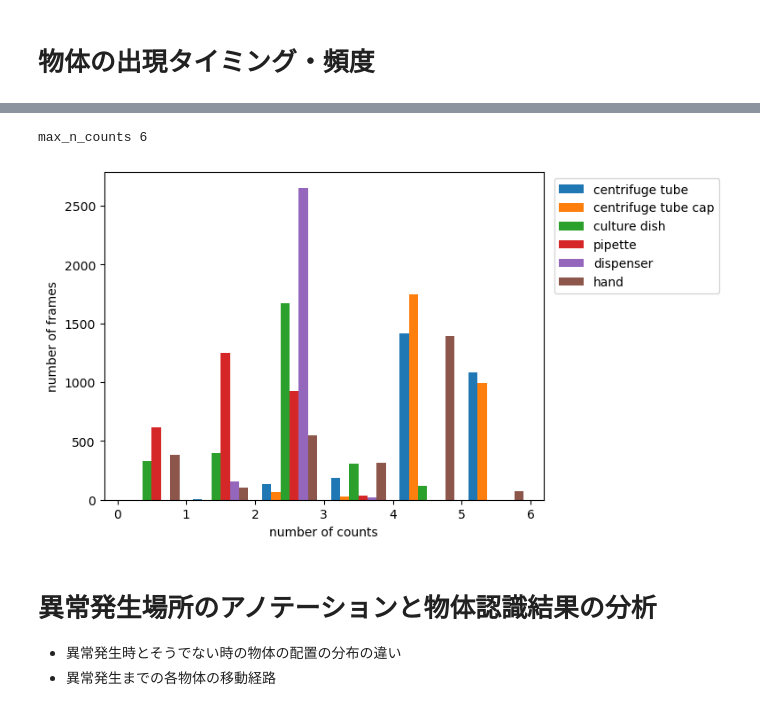
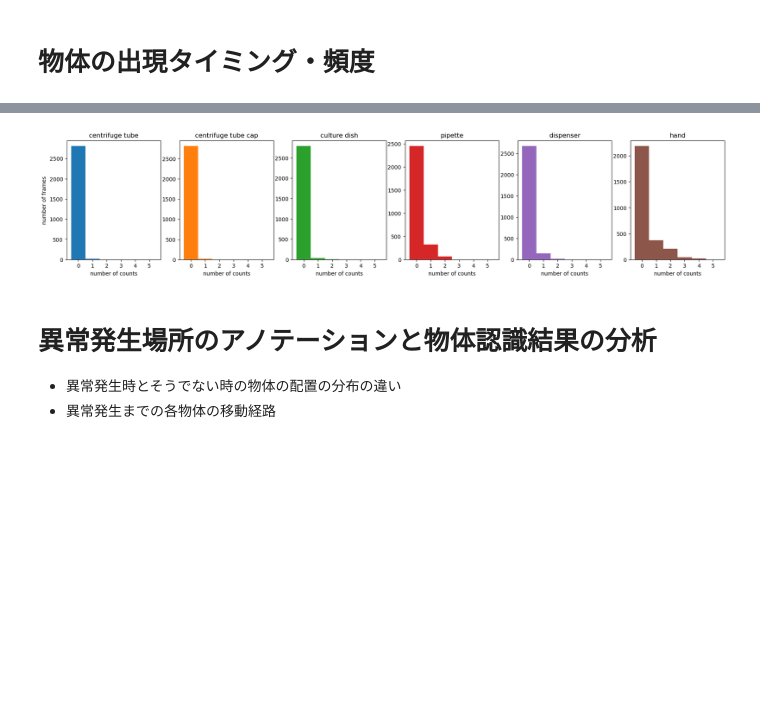
Before and after one commit to kojikojiprg/labvideo, a Jupyter notebook: notebooks/object_detection_analysis.ipynb, the cells around one changed output, grey strips where cells are left out. Drawn from its saved outputs; the diff is of its cells as text; code cells hidden in the pictures; blank space fills up the shorter version.

```diff
--- a/notebooks/object_detection_analysis.ipynb
+++ b/notebooks/object_detection_analysis.ipynb
@@ -28,9 +28,12 @@ classes
  '5': 'hand'}
 # %%
 video_name = "Failures10"
+th_move = 4.55
 ann_data = np.loadtxt(f"out/{video_name}/{video_name}_ann.tsv", skiprows=1, dtype=str)
 yolo_preds = np.loadtxt(
-    f"out/{video_name}/{video_name}_det_finetuned.tsv", skiprows=1, dtype=float
+    f"out/{video_name}/{video_name}_det_finetuned_thmove{th_move}.tsv",
+    skiprows=1,
+    dtype=float,
 )
 
 cap = video.Capture(f"video/{video_name}.mp4")
@@ -138,0 +164,15 @@ TypeError: 'Legend' object is not iterable
+# %%
+# TODO: 動き有りバージョン
+
+last_n_frame = int(np.max(yolo_preds[:, 0]))
+counts_dict_move = {
+    int(label): [0 for n_frame in range(last_n_frame + 1)] for label in classes.keys()
+}
+
+for pred in yolo_preds:
+    n_frame = int(pred[0])
+    label = int(pred[6])
+    is_move = bool(pred[-1])
+
+    if is_move:
+        counts_dict_move[label][n_frame] += 1
@@ -139,19 +214,28 @@ TypeError: 'Legend' object is not iterable
 # %%
-max_n_counts = 0
-for counts in counts_dict.values():
-    if np.max(counts) > max_n_counts:
-        max_n_counts = np.max(counts)
-print("max_n_counts", max_n_counts)
+# TODO　物体ごとに動いているかどうかのヒストグラム
+# max_n_counts = 0
+# for counts in counts_dict_move.values():
+#     if np.max(counts) > max_n_counts:
+#         max_n_counts = np.max(counts)
+# print("max_n_counts", max_n_counts)
 
-# plt.figure(figsize=(8, 4))
-counts_hist = np.array(list(counts_dict.values())).T
-labels = list(classes.values())
-plt.hist(counts_hist, bins=max_n_counts, range=(0, max_n_counts), label=labels)
-plt.legend(bbox_to_anchor=(1.01, 1), loc="upper left")
-plt.xlabel("number of counts")
-plt.ylabel("number of frames")
+fig, axs = plt.subplots(1, len(labels), figsize=(22, 4))
+for i, label in enumerate(labels):
+    counts_hist = np.array(counts_dict_move[i])
+    counts_hist[counts_hist > max_n_counts] = max_n_counts
+
+    c = cmap(i)
+
+    axs[i].hist(
+        counts_hist, bins=max_n_counts + 1, range=(0, max_n_counts + 1), color=c, label=label
+    )
+    axs[i].set_xlabel("number of counts")
+    axs[i].set_xticks(
+        [0.5 + i for i in range(max_n_counts + 1)], list(range(max_n_counts + 1))
+    )
+    axs[i].set_title(label)
+axs[0].set_ylabel("number of frames")
 plt.show()
 # %% [output]
-max_n_counts 6
-[figure, old version]
+[figure, new version]
 # %%
```
Also changed, not shown: parts of 7 cells of this notebook.
